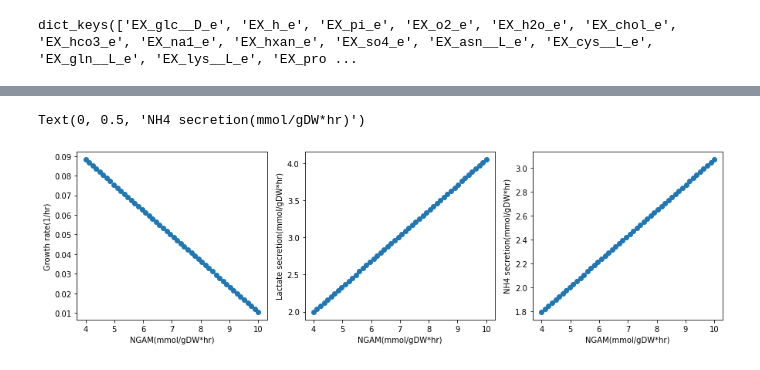
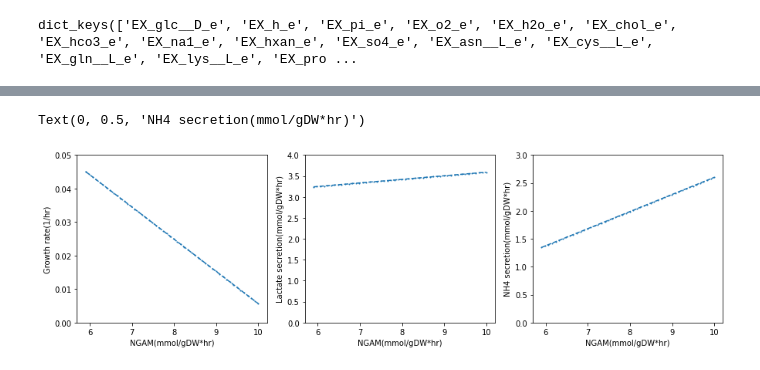
Before and after one commit to SizheQiu/PigGEM2025, a Jupyter notebook: code/CAFBA.ipynb, the cells around one changed output, grey strips where cells are left out. Cells and saved outputs as stored; diff of their text form; code cells hidden in the pictures.

```diff
--- a/code/CAFBA.ipynb
+++ b/code/CAFBA.ipynb
@@ -30,18 +27,17 @@ ex_aa_list = ['EX_asn__L_e', 'EX_cys__L_e', 'EX_gln__L_e', 'EX_lys__L_e', 'EX_pr
               'EX_thr__L_e', 'EX_phe__L_e', 'EX_arg__L_e', 'EX_ile__L_e', 'EX_val__L_e',
               'EX_trp__L_e', 'EX_asp__L_e', 'EX_ala__L_e', 'EX_glu__L_e', 'EX_gly_e']
 def set_PA(model, ptot, A_dict):
-    sigma=0.5
-    t_sector = model.reactions.EX_lac__L_e.flux_expression/(sigma*A_dict['EX_lac__L_e']) +\
+    t_sector = model.reactions.EX_lac__L_e.flux_expression/A_dict['EX_lac__L_e'] +\
            (-1)*model.reactions.EX_glc__D_e.flux_expression/A_dict['EX_glc__D_e'] +\
-             model.reactions.EX_ac_e.flux_expression/(sigma*A_dict['EX_ac_e'])
+             model.reactions.EX_ac_e.flux_expression/A_dict['EX_ac_e']
     for ex_aa in ex_aa_list:
         t_sector = t_sector + (-1)*model.reactions.get_by_id(ex_aa).flux_expression/A_dict['EX_aa_e']
     a_sector = model.reactions.BIOMASS.flux_expression/A_dict['BIOMASS']
     ngam_sector = model.reactions.ATPM.flux_expression/A_dict['ATPM']
-    c_sector = model.reactions.ENO.flux_expression/(sigma*A_dict['ENO'])
+    c_sector = model.reactions.ENO.flux_expression/A_dict['ENO']
     for k in A_dict.keys():
         if k not in ['ENO','EX_lac__L_e', 'EX_ac_e','EX_glc__D_e','EX_aa_e','ATPM','BIOMASS']:
-            c_sector  = c_sector  + model.reactions.get_by_id(k).flux_expression/(sigma*A_dict[k])
+            c_sector  = c_sector  + model.reactions.get_by_id(k).flux_expression/A_dict[k]
     PA = model.problem.Constraint( expression = a_sector + c_sector + ngam_sector,
                         name = 'PA', lb= 0, ub = ptot)
     model.add_cons_vars([ PA ])
@@ -128,0 +135,10 @@ secretion_flux
+# %%
+fig, axs = plt.subplots(1,2,figsize=(12,5))
+secretion_flux = secretion_flux[(secretion_flux.flux!=0) & ~(secretion_flux.reaction.isin(['EX_h2o_e','EX_h_e']) )]
+uptake_flux = uptake_flux[uptake_flux.flux!=0]
+axs[0].barh(uptake_flux.metabolite,uptake_flux.flux)
+axs[1].barh(secretion_flux.metabolite,-1*secretion_flux.flux, height=0.2)
+axs[0].set_title('Uptake flux')
+axs[1].set_title('Secretion flux')
+for ax in axs:
+    ax.set_xlabel('Flux (mmol/gDW*hr)')
@@ -129,33 +147,36 @@ secretion_flux
 # %%
 def get_fluxes_NGAM(model,  ptot, A_dict, NGAM):
     with model:
+        for rxn_id in ex_aa_list:
+            ipsc_core.reactions.get_by_id(rxn_id).upper_bound=0.0
+        ipsc_core.reactions.EX_glc__D_e.lower_bound=-1.82
         model.reactions.ATPM.lower_bound = NGAM
-        # extra constraints
-        model.reactions.EX_ac_e.upper_bound=0
-        model.reactions.EX_succ_e.upper_bound=0
-        model.reactions.EX_pyr_e.upper_bound=0
         # Proteome constraints
         set_PA(model, ptot, A_dict)
         fluxes = cobra.flux_analysis.pfba(model).fluxes
     return fluxes
 # %%
-NGAMs = np.linspace(4,10); ptot=0.5;
-grs=[]; lac_fluxes=[]; nh4_fluxes=[];
+NGAMs = np.linspace(5.9,10); ptot=0.56;
+grs=[]; glc_fluxes=[]; lac_fluxes=[]; nh4_fluxes=[];
 for ngam in NGAMs:
     fluxes = get_fluxes_NGAM( ipsc_core,  ptot, A_dict, ngam)
     grs.append(fluxes['BIOMASS'])
+    glc_fluxes.append(fluxes['EX_glc__D_e'])
     lac_fluxes.append(fluxes['EX_lac__L_e'])
     nh4_fluxes.append(fluxes['EX_nh4_e'])
 # %%
 fig,axs=plt.subplots(1,3,figsize=(15,4))
-axs[0].plot(NGAMs,grs,'o',ls='--')
-axs[1].plot(NGAMs,lac_fluxes,'o',ls='--')
-axs[2].plot(NGAMs,nh4_fluxes,'o',ls='--')
+axs[0].plot(NGAMs,grs,'o',markersize=1,ls='--')
+axs[0].set_ylim([0,0.05])
+axs[1].plot(NGAMs,lac_fluxes,'o',markersize=1,ls='--')
+axs[1].set_ylim([0,4])
+axs[2].plot(NGAMs,nh4_fluxes,'o',markersize=1,ls='--')
+axs[2].set_ylim([0,3])
 for ax in axs:
     ax.set_xlabel('NGAM(mmol/gDW*hr)')
 axs[0].set_ylabel('Growth rate(1/hr)')
 axs[1].set_ylabel('Lactate secretion(mmol/gDW*hr)')
 axs[2].set_ylabel('NH4 secretion(mmol/gDW*hr)')
 # %% [output]
 Text(0, 0.5, 'NH4 secretion(mmol/gDW*hr)')
-[figure, old version]
+[figure, new version]
```
Also changed, not shown: parts of 8 cells of this notebook, 6 other files.
